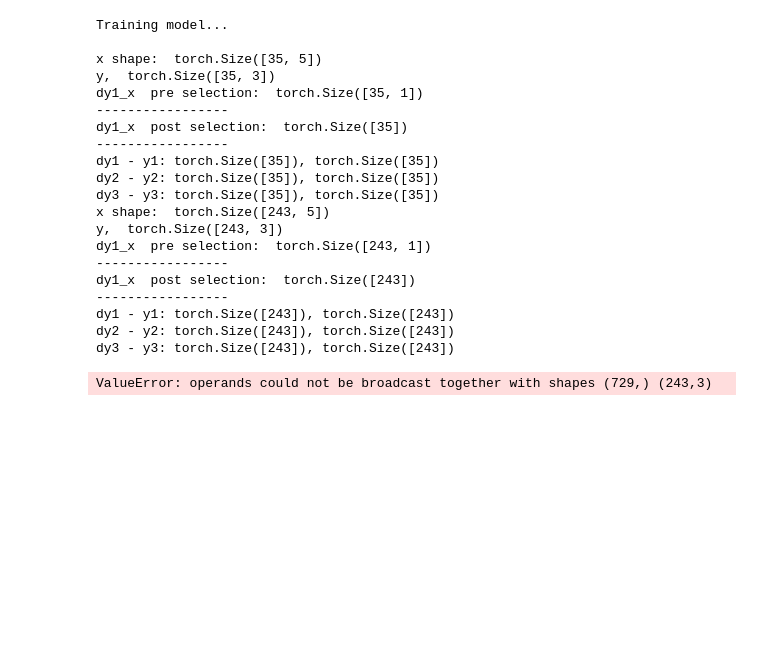
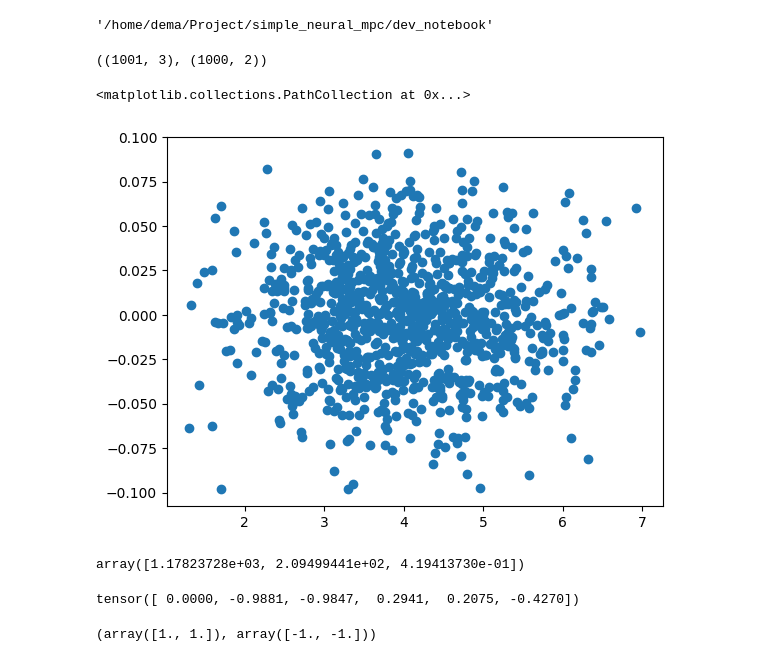
Before and after one commit to neverorfrog/simple_neural_mpc, a Jupyter notebook: dev_notebook/test.ipynb, the cells around one changed output. Cells and saved outputs as stored; diff of their text form; code cells hidden in the pictures; blank space fills up the shorter version.

Commit message:
update test file with a pinn notebook

```diff
--- a/dev_notebook/test.ipynb
+++ b/dev_notebook/test.ipynb
@@ -466,24 +1,6 @@ Compiling model...
-# %%
-losshistory, train_state = model.train(iterations=20000)
-# %% [output]
-Training model...
-
-x shape:  torch.Size([35, 5])
-y,  torch.Size([35, 3])
-dy1_x  pre selection:  torch.Size([35, 1])
------------------
-dy1_x  post selection:  torch.Size([35])
------------------
-dy1 - y1: torch.Size([35]), torch.Size([35])
-dy2 - y2: torch.Size([35]), torch.Size([35])
-dy3 - y3: torch.Size([35]), torch.Size([35])
-x shape:  torch.Size([243, 5])
-y,  torch.Size([243, 3])
-dy1_x  pre selection:  torch.Size([243, 1])
------------------
-dy1_x  post selection:  torch.Size([243])
------------------
-dy1 - y1: torch.Size([243]), torch.Size([243])
-dy2 - y2: torch.Size([243]), torch.Size([243])
-dy3 - y3: torch.Size([243]), torch.Size([243])
-ValueError: operands could not be broadcast together with shapes (729,) (243,3)
+# %%
+import os, sys
+sys.path.append('../neural_model_identification')
+os.getcwd()
+# %% [output]
+'/home/dema/Project/simple_neural_mpc/dev_notebook'
@@ -489,0 +28,18 @@ ValueError: operands could not be broadcast together with shapes (729,) (243,3)
+# %%
+path = "../neural_model_identification/data_module/PINN/"
+actions = np.load(path + "sample_0/actions.npy")
+states = np.load(path + "sample_0/states.npy")
+
+states.shape, actions.shape
+# %% [output]
+((1001, 3), (1000, 2))
+# %%
+#plt.scatter(states[:, 0], states[:, 1])
+plt.scatter(actions[:, 0], actions[:, 1])
+# %% [output]
+<matplotlib.collections.PathCollection at 0x...>
+[figure, added]
+# %%
+states.max(0)
+# %% [output]
+array([1.17823728e+03, 2.09499441e+02, 4.19413730e-01])
@@ -489,0 +74,4 @@ ValueError: operands could not be broadcast together with shapes (729,) (243,3)
+# %%
+dataset_tensor[10, :-3]
+# %% [output]
+tensor([ 0.0000, -0.9881, -0.9847,  0.2941,  0.2075, -0.4270])
@@ -489,0 +81,4 @@ ValueError: operands could not be broadcast together with shapes (729,) (243,3)
+# %%
+actions_range
+# %% [output]
+(array([1., 1.]), array([-1., -1.]))
```
Also changed, not shown: parts of 34 cells of this notebook.
